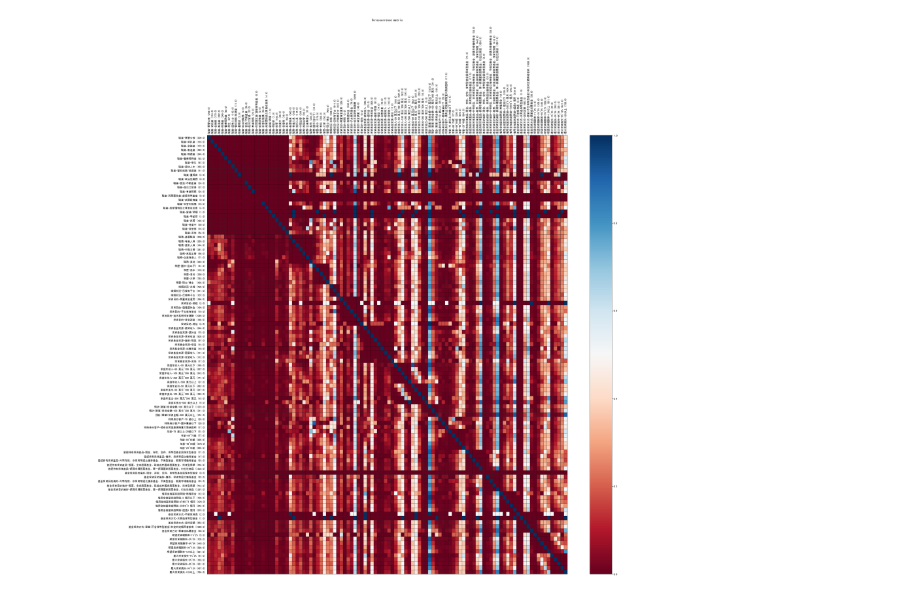
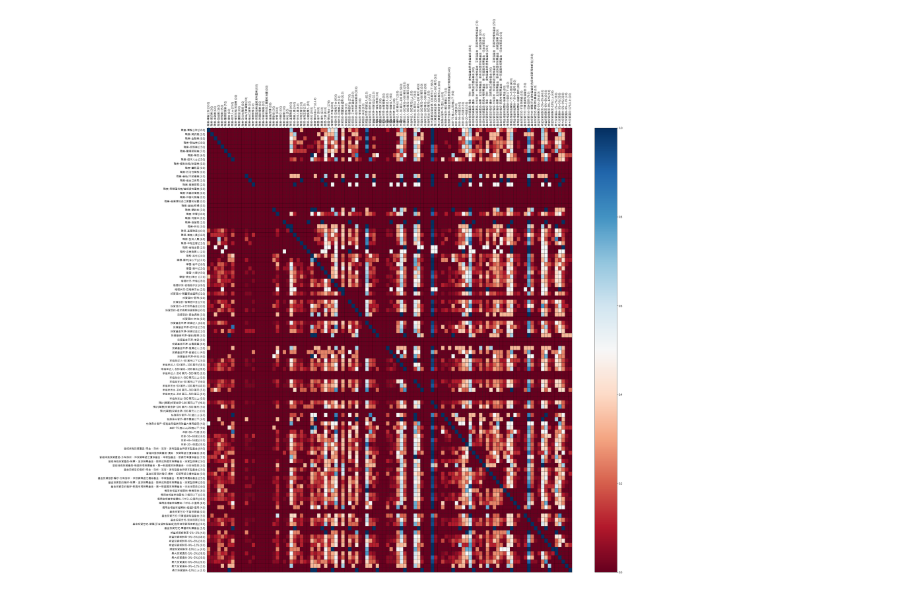
Before and after one commit to joe0123/Fintech-Text_Mining_and_Machine_Learning, a Jupyter notebook: HW2/co-occurrence_matrix.ipynb, the cells around one changed output. Cells and saved outputs as stored; diff of their text form; code cells hidden in the pictures.

```diff
--- a/HW2/co-occurrence_matrix.ipynb
+++ b/HW2/co-occurrence_matrix.ipynb
@@ -7,7 +7,7 @@ import matplotlib.font_manager as font_manager
 from matplotlib.font_manager import _rebuild
 _rebuild()
 
-plt.rcParams['font.sans-serif'] = ['SimHei'] # 步驟一（替換sans-serif字型）
+plt.rcParams['font.sans-serif'] = ['Microsoft JhengHei'] # 步驟一（替換sans-serif字型）
 plt.rcParams['axes.unicode_minus'] = False  # 步驟二（解決座標軸負數的負號顯示問題）
 # %%
 def show_values(pc, fmt="%.2f", **kw):
@@ -78,4 +78,4 @@ def heatmap(AUC, title, xlabel, ylabel, xticklabels, yticklabels):
     fig = plt.gcf()
     fig.set_size_inches(cm2inch(80, 80))
 # %%
-def main():
+def main(infile_path, output_picture_path):
@@ -83,4 +83,4 @@ def main():
-    npd = np.genfromtxt('client_vec.csv', delimiter=',')
+    npd = np.genfromtxt(infile_path, delimiter=',',encoding='utf-8')
     #print(npd)
 
     temp = np.delete(npd,0,axis=0)
@@ -113,10 +113,10 @@ def main():
     xticklabels = label_header_with_count
     yticklabels = label_header_with_count
     heatmap(cooccurrence_matrix_percentage, title, xlabel, ylabel, xticklabels, yticklabels)
-    plt.savefig('heatmap_output.png', dpi=300, format='png', bbox_inches='tight') # use format='svg' or 'pdf' for vectorial pictures
+    plt.savefig(output_picture_path, dpi=300, format='png', bbox_inches='tight') # use format='svg' or 'pdf' for vectorial pictures
     plt.show()
 # %%
 if __name__ == "__main__":
-    main()
+    main('client_vec_4.csv', 'heatmap_output_4.png')
 # %% [output]
-[figure, old version]
+[figure, new version]
```
Also changed, not shown: 1 other file.
